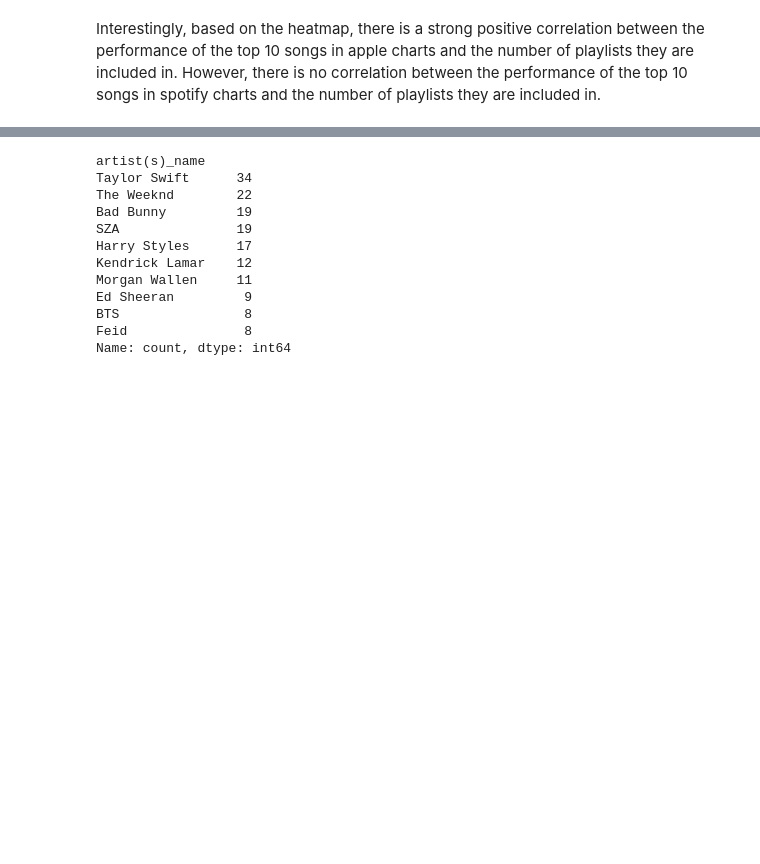
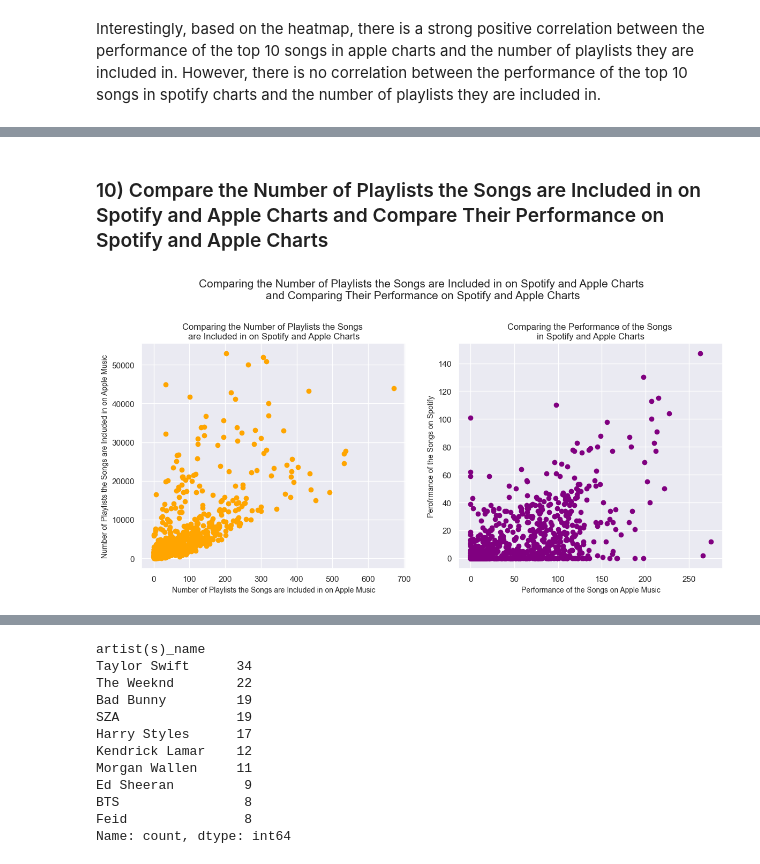
Before and after one commit to Graviton12/TP1_SZM_JBG, a Jupyter notebook: TP1_SZM_JBG.ipynb, the cells around one changed output, grey strips where cells are left out. Saved outputs shown, nothing was run; the diff lists cells and outputs as text; code cells hidden in the pictures; blank space fills up the shorter version.

```diff
--- a/TP1_SZM_JBG.ipynb
+++ b/TP1_SZM_JBG.ipynb
@@ -637,0 +662,23 @@ Interestingly, based on the heatmap, there is a strong positive correlation betw
+# %% [markdown]
+### 10) Compare the Number of Playlists the Songs are Included in on Spotify and Apple Charts and Compare Their Performance on Spotify and Apple Charts
+# %%
+fig=plt.figure(figsize=(14,12))
+fig.suptitle("Comparing the Number of Playlists the Songs are Included in on Spotify and Apple Charts \nand Comparing Their Performance on Spotify and Apple Charts", fontsize=15)
+
+# displaying for song performance
+ax1=fig.add_subplot(221)
+ax1.scatter(df['in_apple_playlists'], df['in_spotify_playlists'], color='orange')
+ax1.set_xlabel('Number of Playlists the Songs are Included in on Apple Music', fontsize=10)
+ax1.set_ylabel('Number of Playlists the Songs are Included in on Apple Music', fontsize=10)
+ax1.set_title("Comparing the Number of Playlists the Songs \nare Included in on Spotify and Apple Charts")
+
+# dispalying for number of songs in playlist
+ax2=fig.add_subplot(222)
+ax2.scatter(df['in_apple_charts'], df['in_spotify_charts'], color='purple')
+ax2.set_xlabel('Performance of the Songs on Apple Music', fontsize=10)
+ax2.set_ylabel('Perofrmance of the Songs on Spotify', fontsize=10)
+ax2.set_title("Comparing the Performance of the Songs \nin Spotify and Apple Charts")
+
+plt.show()
+# %% [output]
+[figure, added]
```
Also changed, not shown: parts of 12 cells of this notebook.
